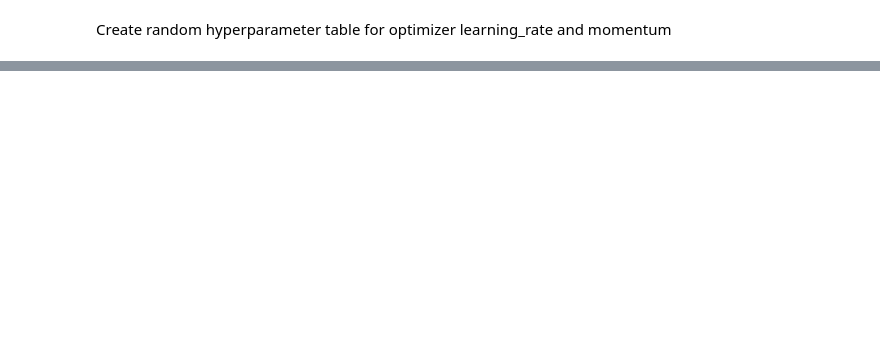
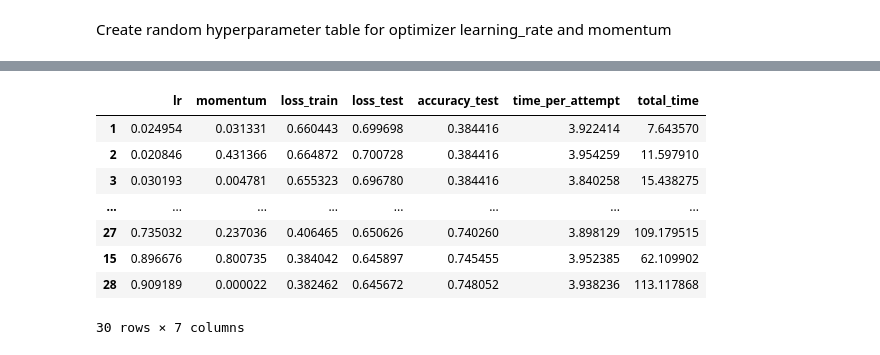
Before and after one commit to kiranraathod/nlpia2, a Jupyter notebook: src/nlpia2/ch05/ch05-name-sex-index-weighted-by-count-pytorch-tuned-learning-rate-deduped-testset.ipynb, the cells around one changed output, grey strips where cells are left out. Drawn from its saved outputs; the diff is of its cells as text; code cells hidden in the pictures; blank space fills up the shorter version.

```diff
--- a/src/nlpia2/ch05/ch05-name-sex-index-weighted-by-count-pytorch-tuned-learning-rate-deduped-testset.ipynb
+++ b/src/nlpia2/ch05/ch05-name-sex-index-weighted-by-count-pytorch-tuned-learning-rate-deduped-testset.ipynb
@@ -392,7 +443,7 @@ def rand_range_log(min_value=0.001, max_value=1):
 Create random hyperparameter table for optimizer learning_rate and momentum
 # %%
 # lr: learning_rate
-hyperparam_ranges = dict(lr=[0.001, 1.0], momentum=[0.00001, 1.0])
+hyperparam_ranges = dict(lr=[0.02, 1.0], momentum=[0.00001, 1.0])
 hyperparam_table = []
 num_attempts = 30
 for i in range(num_attempts):
@@ -456,6 +656,16 @@ hyperparam_table[-1]['loss_train'].item()
 # %%
-hyperparam_df = pd.DataFrame(hyperparam_table)
+hyperparam_df = pd.DataFrame(hyperparam_table).sort_values('accuracy_test')
 hyperparam_df
+# %% [output]
+|  | lr | momentum | loss_train | loss_test | accuracy_test | time_per_attempt | total_time |
+| 1 | 0.024954 | 0.031331 | 0.660443 | 0.699698 | 0.384416 | 3.922414 | 7.643570 |
+| 2 | 0.020846 | 0.431366 | 0.664872 | 0.700728 | 0.384416 | 3.954259 | 11.597910 |
+| 3 | 0.030193 | 0.004781 | 0.655323 | 0.696780 | 0.384416 | 3.840258 | 15.438275 |
+| ... | ... | ... | ... | ... | ... | ... | ... |
+| 27 | 0.735032 | 0.237036 | 0.406465 | 0.650626 | 0.740260 | 3.898129 | 109.179515 |
+| 15 | 0.896676 | 0.800735 | 0.384042 | 0.645897 | 0.745455 | 3.952385 | 62.109902 |
+| 28 | 0.909189 | 0.000022 | 0.382462 | 0.645672 | 0.748052 | 3.938236 | 113.117868 |
+30 rows × 7 columns
 # %%
 def fit(model=model, X=vecs.values, y=(df[['sex']] == 'F').values, optimizer=None,
         num_epochs=30, learning_rate=.1, criterion=criterion, optimizer=optimizer):
```
Also changed, not shown: parts of 15 cells of this notebook.
